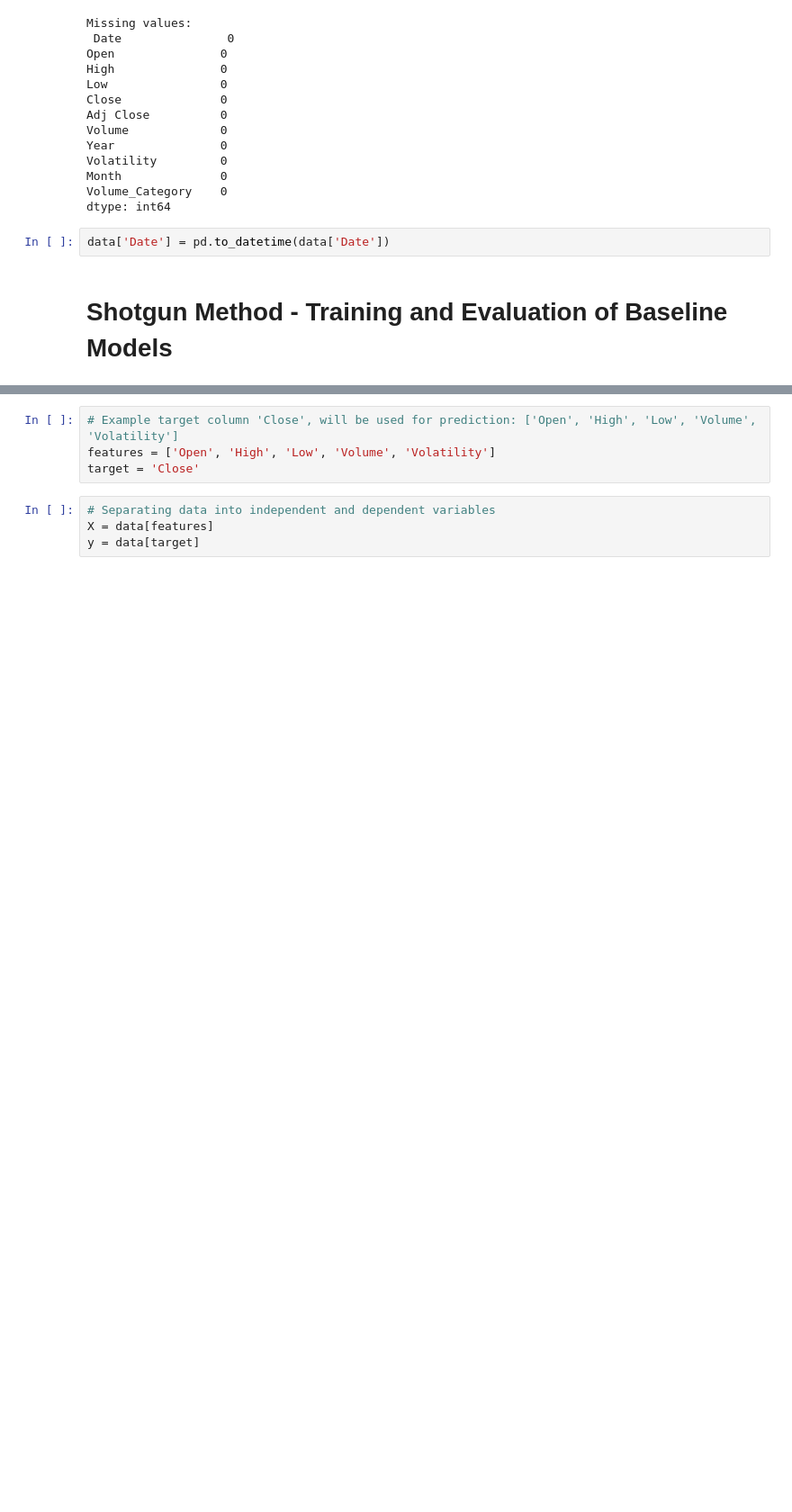
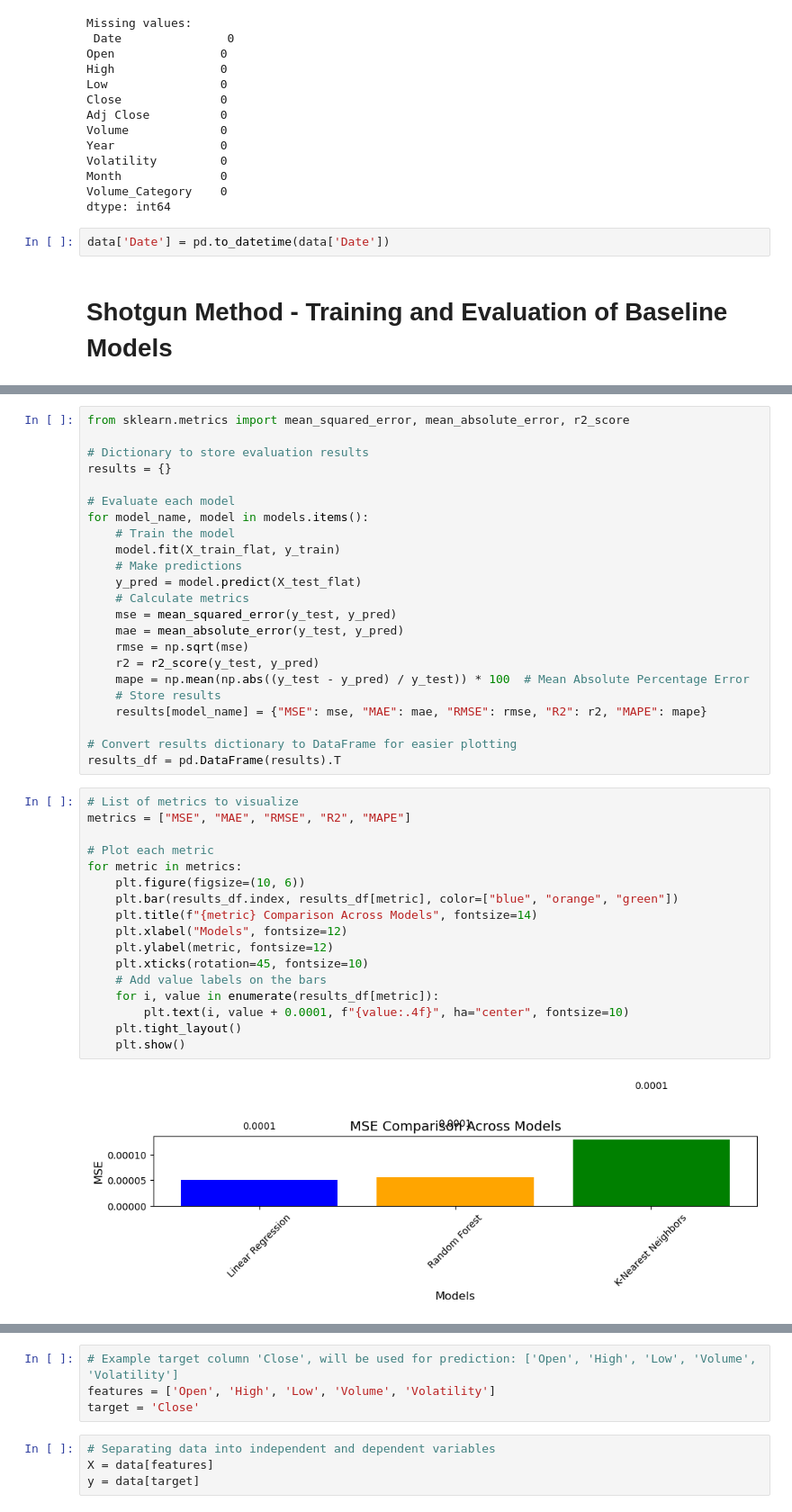
Before and after one commit to ElifSurucu/Google-Stock-Market-Data, a Jupyter notebook: Machine_Learning.ipynb, the cells around one changed output, grey strips where cells are left out. Shown at 90% size. Drawn from its saved outputs; the diff is of its cells as text; blank space fills up the shorter version.

```diff
--- a/Machine_Learning.ipynb
+++ b/Machine_Learning.ipynb
@@ -134,0 +305,42 @@ data['Date'] = pd.to_datetime(data['Date'])
+# %%
+from sklearn.metrics import mean_squared_error, mean_absolute_error, r2_score
+
+# Dictionary to store evaluation results
+results = {}
+
+# Evaluate each model
+for model_name, model in models.items():
+    # Train the model
+    model.fit(X_train_flat, y_train)
+    # Make predictions
+    y_pred = model.predict(X_test_flat)
+    # Calculate metrics
+    mse = mean_squared_error(y_test, y_pred)
+    mae = mean_absolute_error(y_test, y_pred)
+    rmse = np.sqrt(mse)
+    r2 = r2_score(y_test, y_pred)
+    mape = np.mean(np.abs((y_test - y_pred) / y_test)) * 100  # Mean Absolute Percentage Error
+    # Store results
+    results[model_name] = {"MSE": mse, "MAE": mae, "RMSE": rmse, "R2": r2, "MAPE": mape}
+
+# Convert results dictionary to DataFrame for easier plotting
+results_df = pd.DataFrame(results).T
+# %%
+# List of metrics to visualize
+metrics = ["MSE", "MAE", "RMSE", "R2", "MAPE"]
+
+# Plot each metric
+for metric in metrics:
+    plt.figure(figsize=(10, 6))
+    plt.bar(results_df.index, results_df[metric], color=["blue", "orange", "green"])
+    plt.title(f"{metric} Comparison Across Models", fontsize=14)
+    plt.xlabel("Models", fontsize=12)
+    plt.ylabel(metric, fontsize=12)
+    plt.xticks(rotation=45, fontsize=10)
+    # Add value labels on the bars
+    for i, value in enumerate(results_df[metric]):
+        plt.text(i, value + 0.0001, f"{value:.4f}", ha="center", fontsize=10)
+    plt.tight_layout()
+    plt.show()
+# %% [output]
+[figure, added]
```
Also changed, not shown: parts of 9 cells of this notebook.
